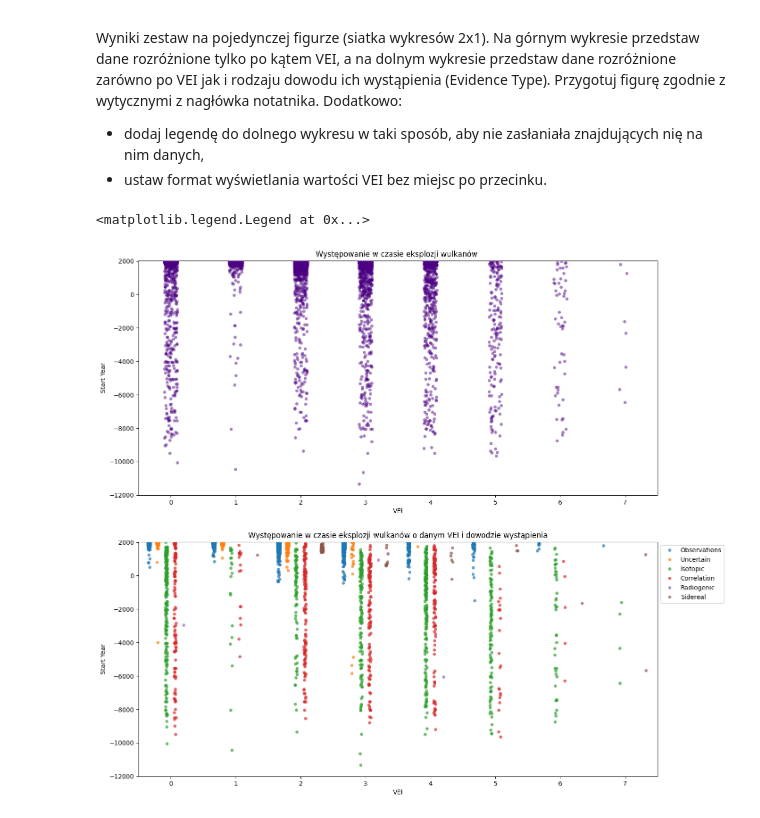
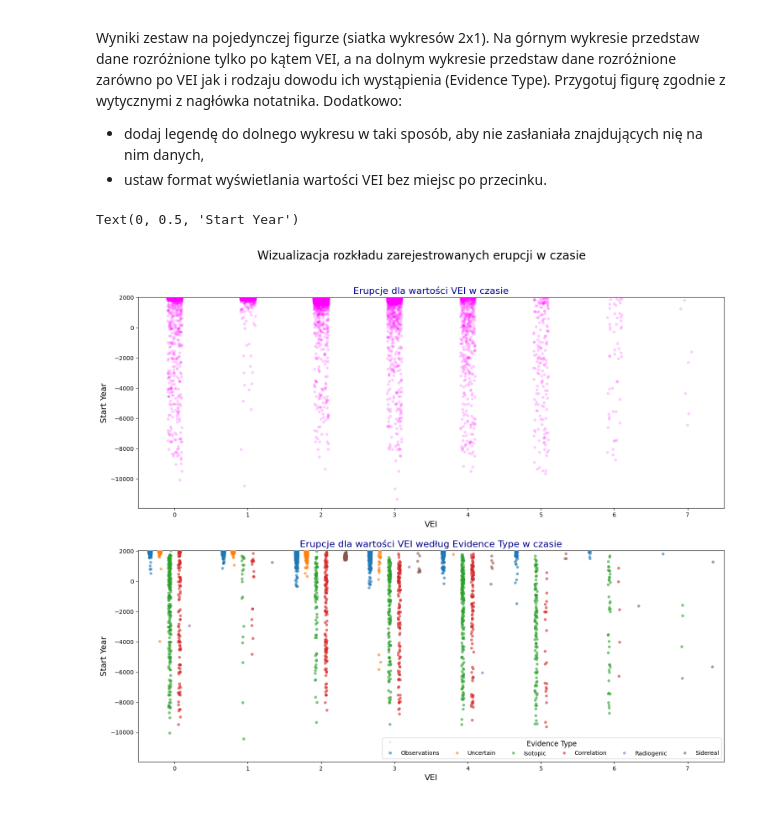
Before and after one commit to zuzannabrauer/dataAnalysisPython, a Jupyter notebook: ZZ01_CZ03.ipynb, the cells around one changed output. Cells and saved outputs as stored; diff of their text form; code cells hidden in the pictures.

```diff
--- a/ZZ01_CZ03.ipynb
+++ b/ZZ01_CZ03.ipynb
@@ -337,23 +266,28 @@ Wyniki zestaw na pojedynczej figurze (siatka wykresów 2x1). Na górnym wykresie
 - dodaj legendę do dolnego wykresu w taki sposób, aby nie zasłaniała znajdujących nię na nim danych,
 - ustaw format wyświetlania wartości VEI bez miejsc po przecinku.
 # %%
-# YOUR CODE HERE
-fig, ax = plt.subplots(2,1,figsize=(15,15), facecolor="white")
+fig, ax = plt.subplots(2, 1, figsize = (18,14))
+max_y = eruptions_data['Start Year'].max()
+min_y = eruptions_data['Start Year'].min() - 600
+plt.suptitle('Wizualizacja rozkładu zarejestrowanych erupcji w czasie', fontsize = 20)
+plt.subplots_adjust(hspace = 0.2)
+plt.subplots_adjust(top = 0.9)
 
-ax[0].set_facecolor("white")
-#g=sns.stripplot(data = eruptions_data, x = "VEI", y = "Start Year", ax = ax[0], alpha = 1)
-sns.stripplot(x='VEI', y='Start Year',ax=ax[0], data=eruptions_data, alpha = 0.5,color='indigo')
-ax[0].set_xlabel('VEI')
-ax[0].set_ylabel('Start Year')
-ax[0].set_title('Występowanie w czasie eksplozji wulkanów ')
-ax[0].set_ylim([-12000,2024])
+sns.stripplot(data = eruptions_data, x = "VEI", y = "Start Year", ax = ax[0], alpha = 0.2, size = 5, color = 'magenta')
+ax[0].set_ylim(min_y, max_y)
+ax[0].set_xlim(-0.5, 7.5)
+ax[0].set_title('Erupcje dla wartości VEI w czasie', fontsize = 16, color = 'darkblue')
+ax[0].set_xlabel('VEI', fontsize = 14)
+ax[0].set_ylabel('Start Year', fontsize = 14)
 
-sns.stripplot(data = eruptions_data, x = "VEI", y = "Start Year", ax = ax[1], hue="Evidence Type", dodge=True, alpha=0.7)
-ax[1].set_ylim([-12000,2024])
-ax[1].set_xlabel('VEI')
-ax[1].set_ylabel('Start Year')
-ax[1].set_title('Występowanie w czasie eksplozji wulkanów o danym VEI i dowodzie wystąpienia')
-ax[1].legend(loc='upper left', bbox_to_anchor=(1, 1))
+sns.stripplot(data = eruptions_data, x = "VEI", y = "Start Year", hue = "Evidence Type", ax = ax[1], size = 5, dodge = True, alpha = 0.6)
+ax[1].set_ylim(min_y, max_y)
+ax[1].set_xlim(-0.5, 7.5)
+legend = ax[1].legend(loc = 'lower right', ncol = 6, title = 'Evidence Type')
+legend.get_title().set_fontsize('12')
+ax[1].set_title('Erupcje dla wartości VEI według Evidence Type w czasie', fontsize = 16, color = 'darkblue')
+ax[1].set_xlabel('VEI', fontsize = 14)
+ax[1].set_ylabel('Start Year', fontsize = 14)
 # %% [output]
-<matplotlib.legend.Legend at 0x...>
+Text(0, 0.5, 'Start Year')
-[figure, old version]
+[figure, new version]
```
Also changed, not shown: parts of 4 cells of this notebook.
